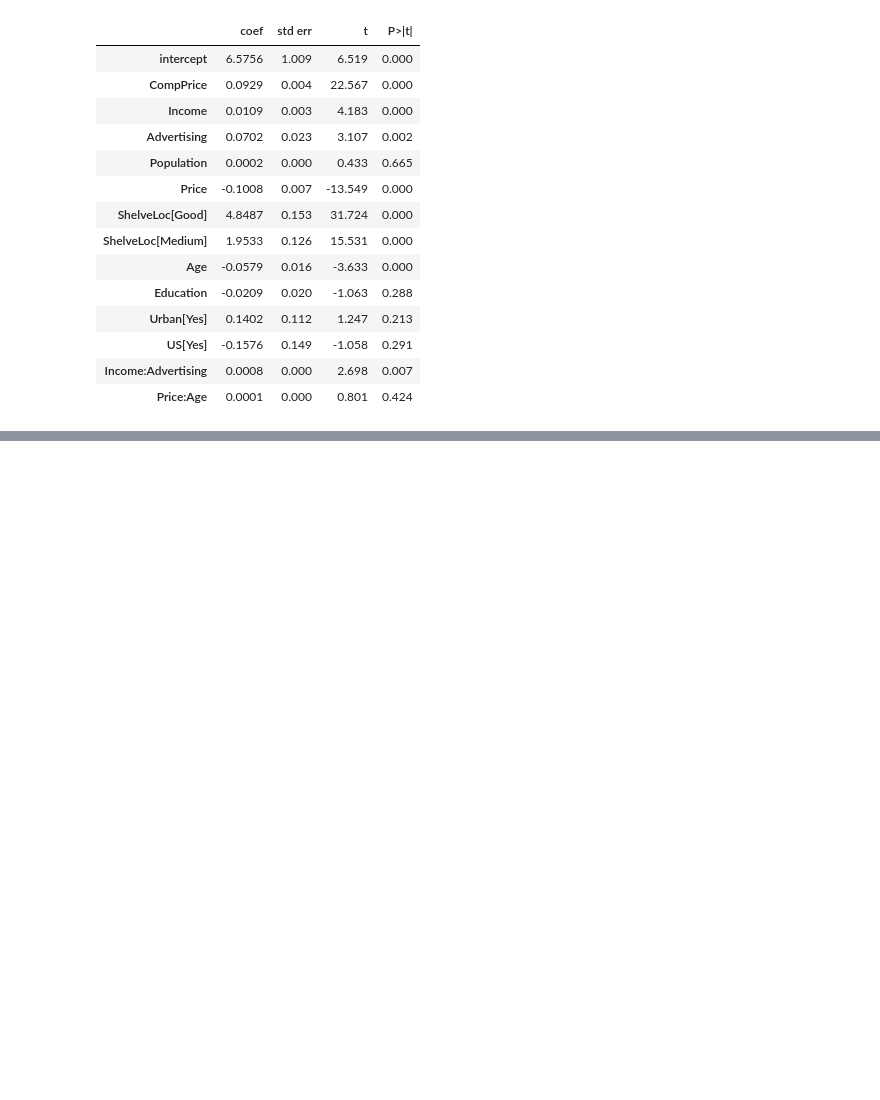
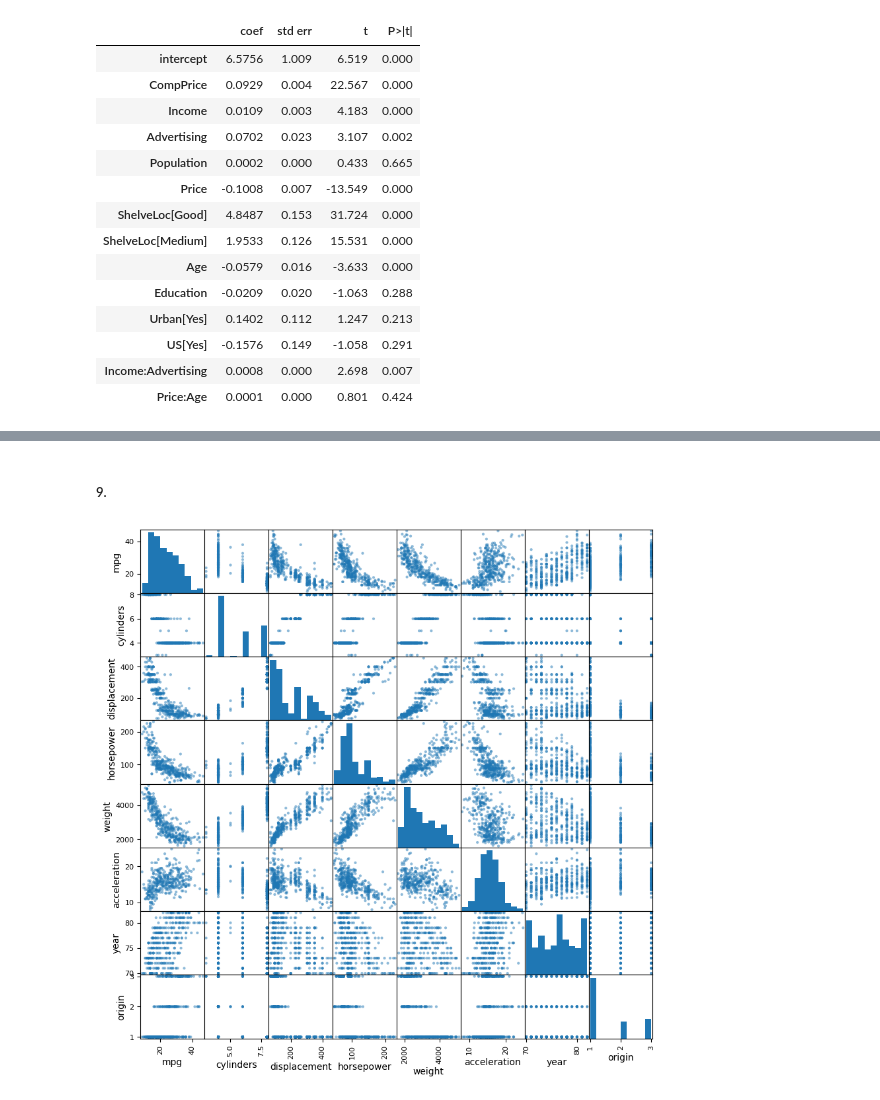
Before and after one commit to AlexBulloso/Notes-on-Stats-and-AI, a Jupyter notebook: Data Science/ISL in Python and R/Ch3-Py.ipynb, the cells around one changed output, grey strips where cells are left out. Saved outputs shown, nothing was run; the diff lists cells and outputs as text; code cells hidden in the pictures; blank space fills up the shorter version.

```diff
--- a/Data Science/ISL in Python and R/Ch3-Py.ipynb
+++ b/Data Science/ISL in Python and R/Ch3-Py.ipynb
@@ -666,0 +855,10 @@ summarize(model.fit())
+# %% [markdown]
+##### 9.
+# %%
+# 9. a)
+
+Auto = pd.read_csv("data/Auto.csv", na_values=["?", "nan"])
+Auto = Auto.dropna()
+pd.plotting.scatter_matrix(Auto[Auto.columns], figsize=(10,10));
+# %% [output]
+[figure, added]
```
Also changed, not shown: parts of 25 cells of this notebook.
